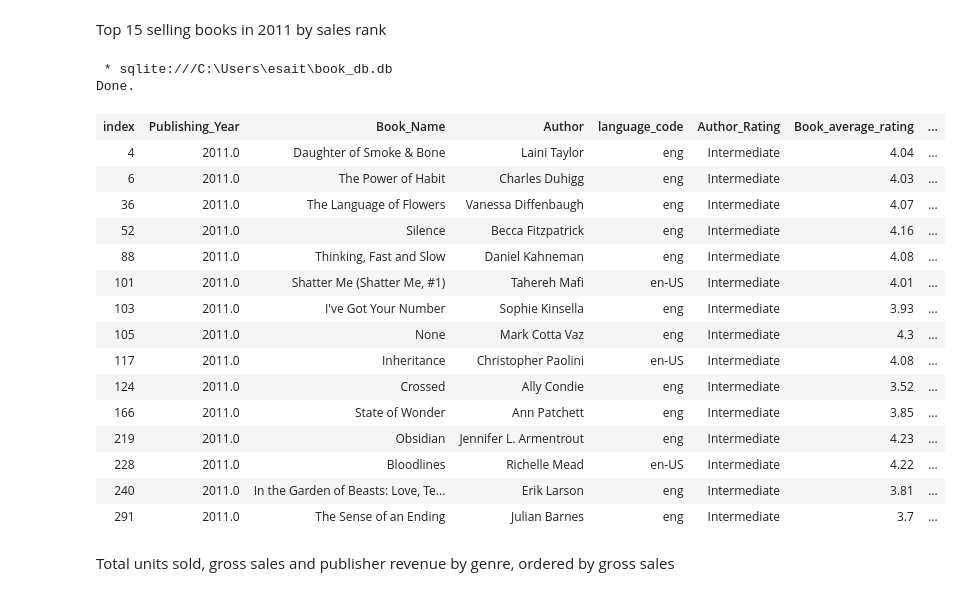
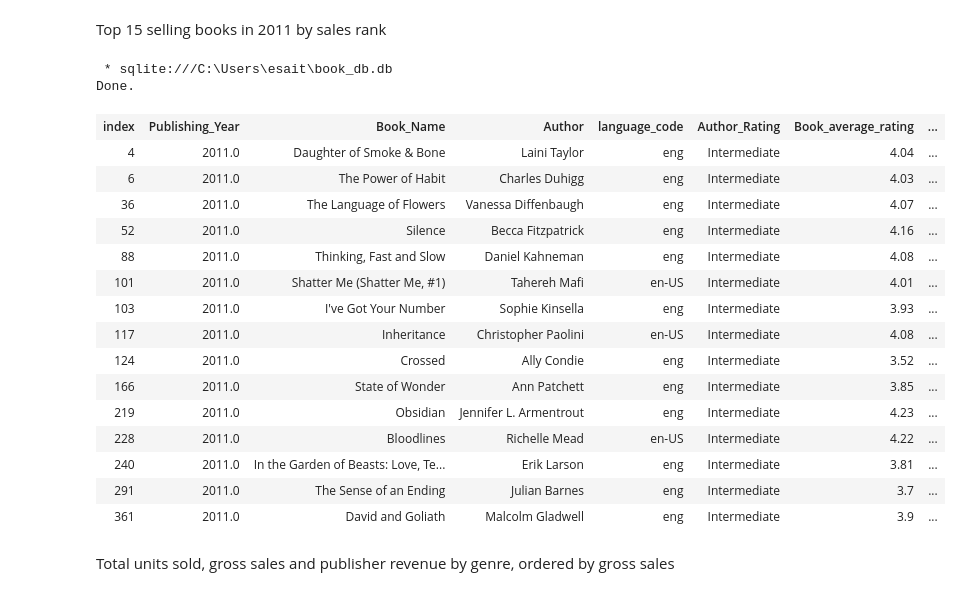
Before and after one commit to elakew/book_sales_analysis, a Jupyter notebook: Book Sales Analysis_SQL.ipynb, the cells around one changed output. Drawn from its saved outputs; the diff is of its cells as text; code cells hidden in the pictures.

```diff
--- a/Book Sales Analysis_SQL.ipynb
+++ b/Book Sales Analysis_SQL.ipynb
@@ -288,23 +280,22 @@ Top 15 selling books in 2011 by sales rank
 # %%
 %%sql
 SELECT *
 FROM book_sales
-WHERE Publishing_Year = 2011
+WHERE Publishing_Year = 2011 AND book_name != 'None'
 ORDER BY sales_rank
 ASC
 LIMIT 15;
 # %% [output]
  * sqlite:///C:\Users\esait\book_db.db
 Done.
 | index | Publishing_Year | Book_Name | Author | language_code | Author_Rating | Book_average_rating | ... |
 | 4 | 2011.0 | Daughter of Smoke & Bone | Laini Taylor | eng | Intermediate | 4.04 | ... |
 | 6 | 2011.0 | The Power of Habit | Charles Duhigg | eng | Intermediate | 4.03 | ... |
 | 36 | 2011.0 | The Language of Flowers | Vanessa Diffenbaugh | eng | Intermediate | 4.07 | ... |
 | 52 | 2011.0 | Silence | Becca Fitzpatrick | eng | Intermediate | 4.16 | ... |
 | 88 | 2011.0 | Thinking, Fast and Slow | Daniel Kahneman | eng | Intermediate | 4.08 | ... |
 | 101 | 2011.0 | Shatter Me (Shatter Me, #1) | Tahereh Mafi | en-US | Intermediate | 4.01 | ... |
 | 103 | 2011.0 | I've Got Your Number | Sophie Kinsella | eng | Intermediate | 3.93 | ... |
-| 105 | 2011.0 | None | Mark Cotta Vaz | eng | Intermediate | 4.3 | ... |
 | 117 | 2011.0 | Inheritance | Christopher Paolini | en-US | Intermediate | 4.08 | ... |
 | 124 | 2011.0 | Crossed | Ally Condie | eng | Intermediate | 3.52 | ... |
 | 166 | 2011.0 | State of Wonder | Ann Patchett | eng | Intermediate | 3.85 | ... |
@@ -312,6 +303,7 @@ Done.
 | 228 | 2011.0 | Bloodlines | Richelle Mead | en-US | Intermediate | 4.22 | ... |
 | 240 | 2011.0 | In the Garden of Beasts: Love, Te... | Erik Larson | eng | Intermediate | 3.81 | ... |
 | 291 | 2011.0 | The Sense of an Ending | Julian Barnes | eng | Intermediate | 3.7 | ... |
+| 361 | 2011.0 | David and Goliath | Malcolm Gladwell | eng | Intermediate | 3.9 | ... |
 # %% [markdown]
 Total units sold, gross sales and publisher revenue by genre, ordered by gross sales
 # %%
```
Also changed, not shown: parts of 2 cells of this notebook.
